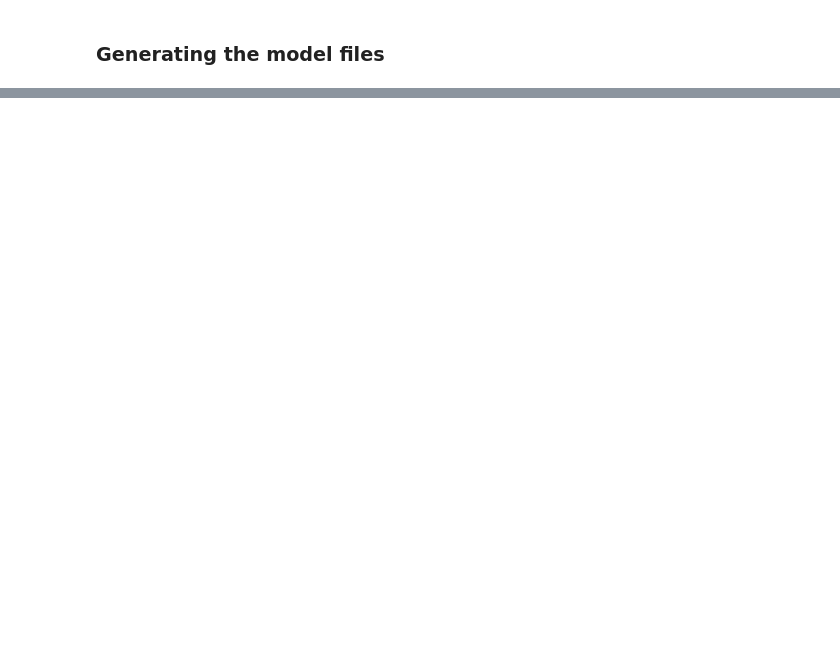
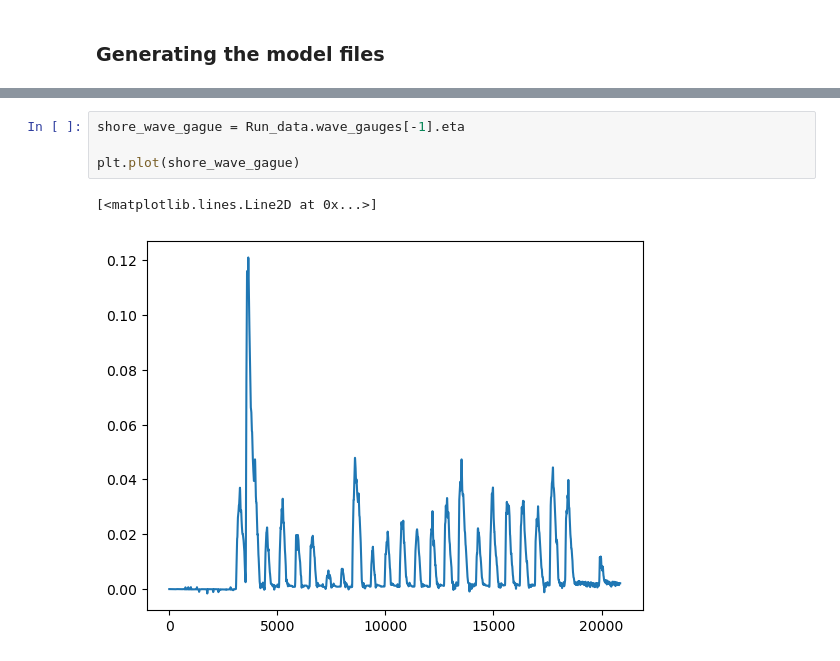
Before and after one commit to WaveHello-ERDC/BarSed_xBeach_Models, a Jupyter notebook: Oscillating_wave_models/Run_001_nonhq3d_2/1_generate_model_Run.ipynb, the cells around one changed output, grey strips where cells are left out. Drawn from its saved outputs; the diff is of its cells as text; blank space fills up the shorter version.

```diff
--- a/Osillating_wave_models/Run_001/1_generate_model_Run.ipynb
+++ b/Oscillating_wave_models/Run_001_nonhq3d_2/1_generate_model_Run.ipynb
@@ -514,0 +506,7 @@ df.to_csv("wave_maker.csv", index = False)
+# %%
+shore_wave_gague = Run_data.wave_gauges[-1].eta
+
+plt.plot(shore_wave_gague)
+# %% [output]
+[<matplotlib.lines.Line2D at 0x...>]
+[figure, added]
```
Also changed, not shown: parts of 20 cells of this notebook, 9 other files.
